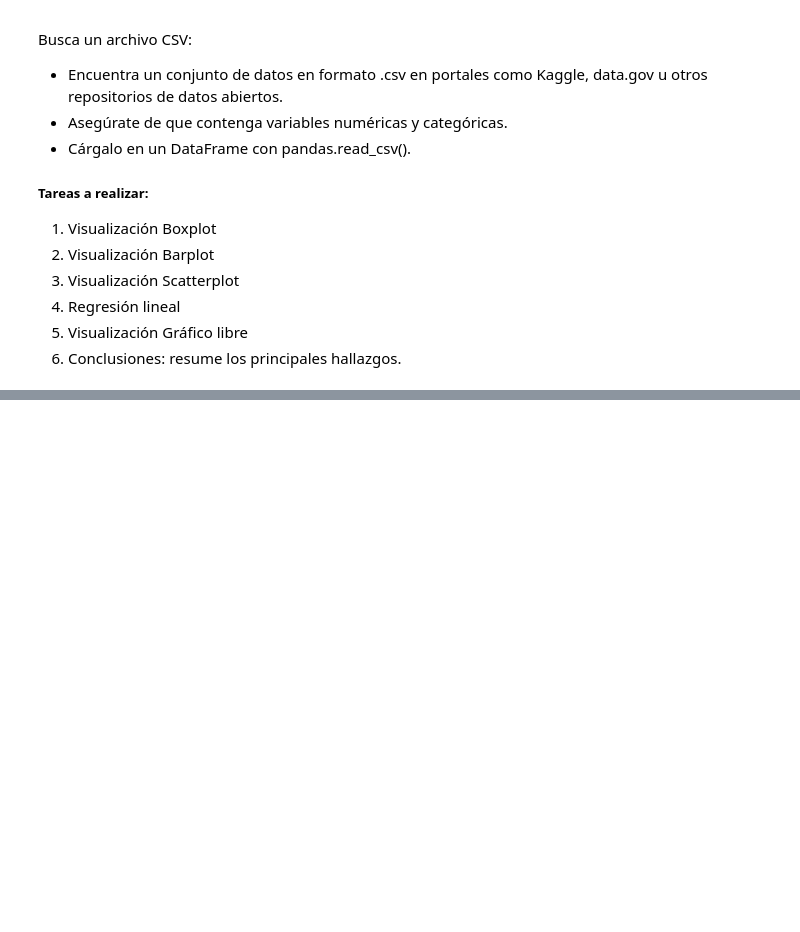
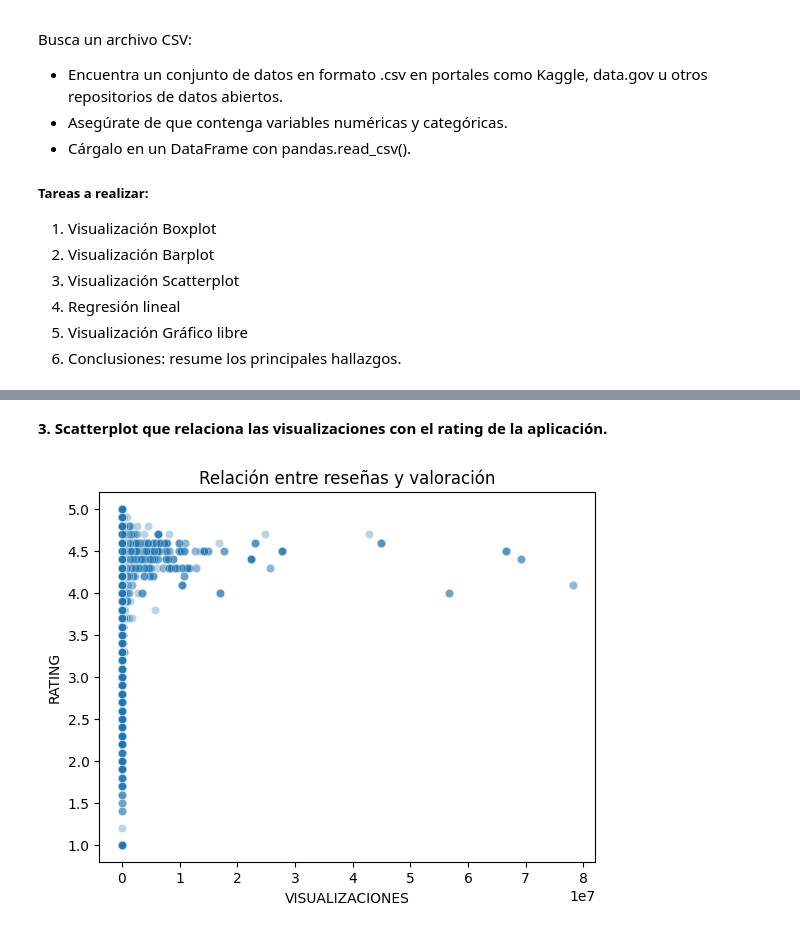
Before and after one commit to azaro-1982/Comparation, a Jupyter notebook: TyFdD_20261_PEC1_CAST_V2.ipynb, the cells around one changed output, grey strips where cells are left out. Drawn from its saved outputs; the diff is of its cells as text; code cells hidden in the pictures; blank space fills up the shorter version.

```diff
--- a/TyFdD_20261_PEC1_CAST_V2.ipynb
+++ b/TyFdD_20261_PEC1_CAST_V2.ipynb
@@ -635,0 +737,10 @@ Busca un archivo CSV:
+# %% [markdown]
+**3. Scatterplot que relaciona las visualizaciones con el rating de la aplicación.**
+# %%
+sns.scatterplot(data=df, x='Reviews', y='Rating', alpha=0.3)
+plt.xlabel('VISUALIZACIONES')
+plt.ylabel('RATING')
+plt.title('Relación entre reseñas y valoración')
+plt.show()
+# %% [output]
+[figure, added]
```
Also changed, not shown: parts of 11 cells of this notebook.
